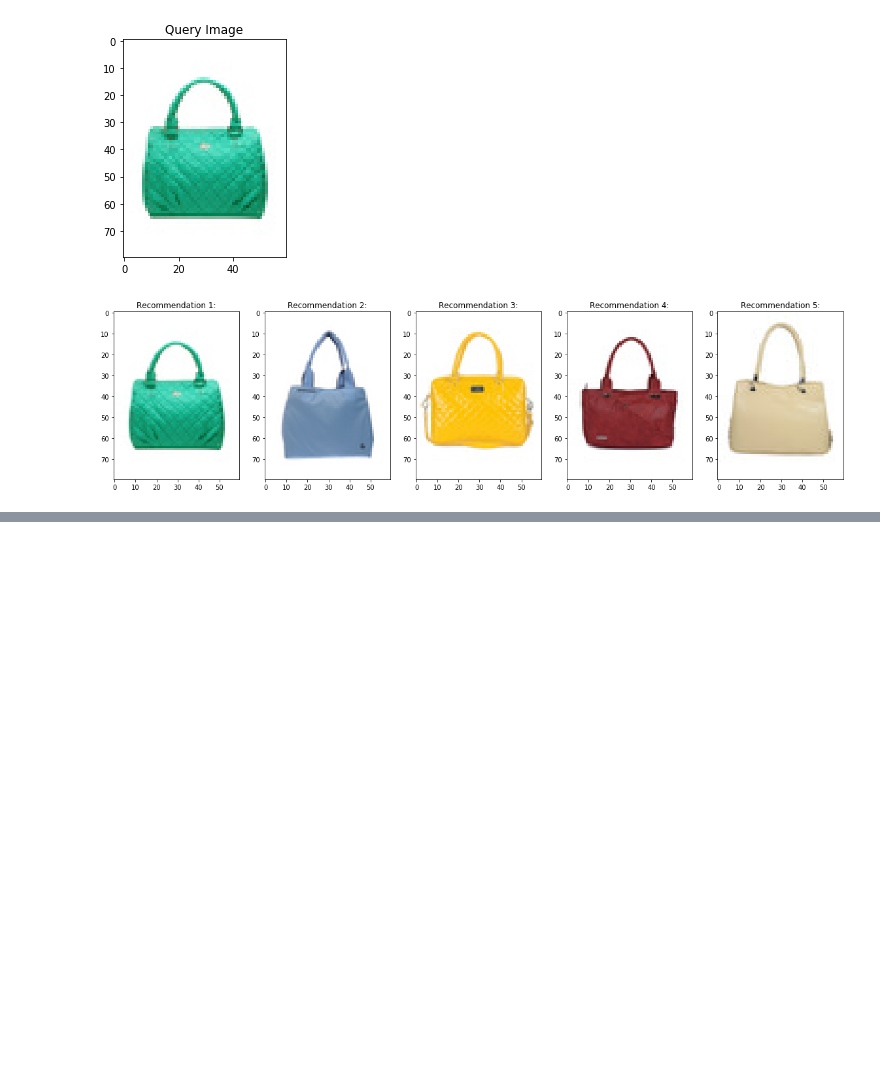
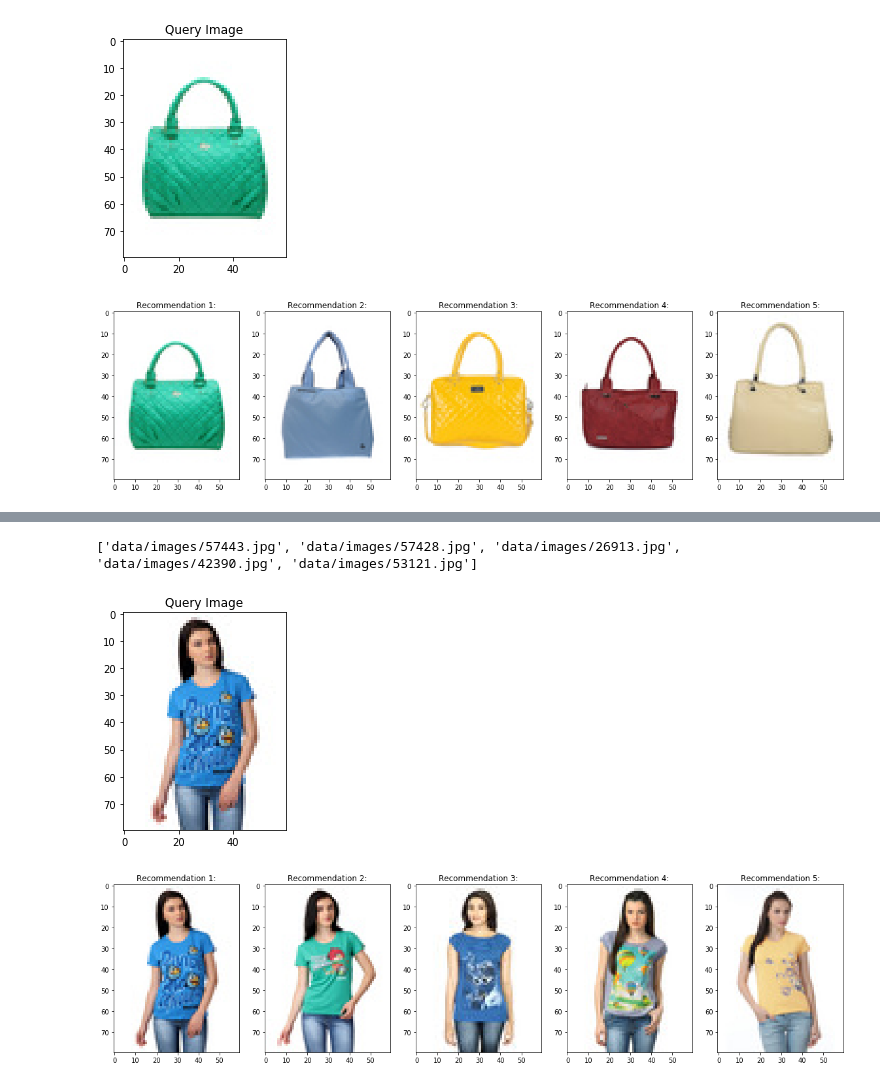
Before and after one commit to mridul-eecs/Image-Similarity-Recommendation-System, a Jupyter notebook: imagesimilarity.ipynb, the cells around one changed output, grey strips where cells are left out. Cells and saved outputs as stored; diff of their text form; code cells hidden in the pictures; blank space fills up the shorter version.

```diff
--- a/imagesimilarity.ipynb
+++ b/imagesimilarity.ipynb
@@ -237,0 +233,6 @@ plt.scatter(X_embedded[:, 0], X_embedded[:, 1])
+# %%
+getrecommendationRandom(df_sim)
+# %% [output]
+['data/images/57443.jpg', 'data/images/57428.jpg', 'data/images/26913.jpg', 'data/images/42390.jpg', 'data/images/53121.jpg']
+[figure, added]
+[figure, added]
```
Also changed, not shown: parts of 11 cells of this notebook.
